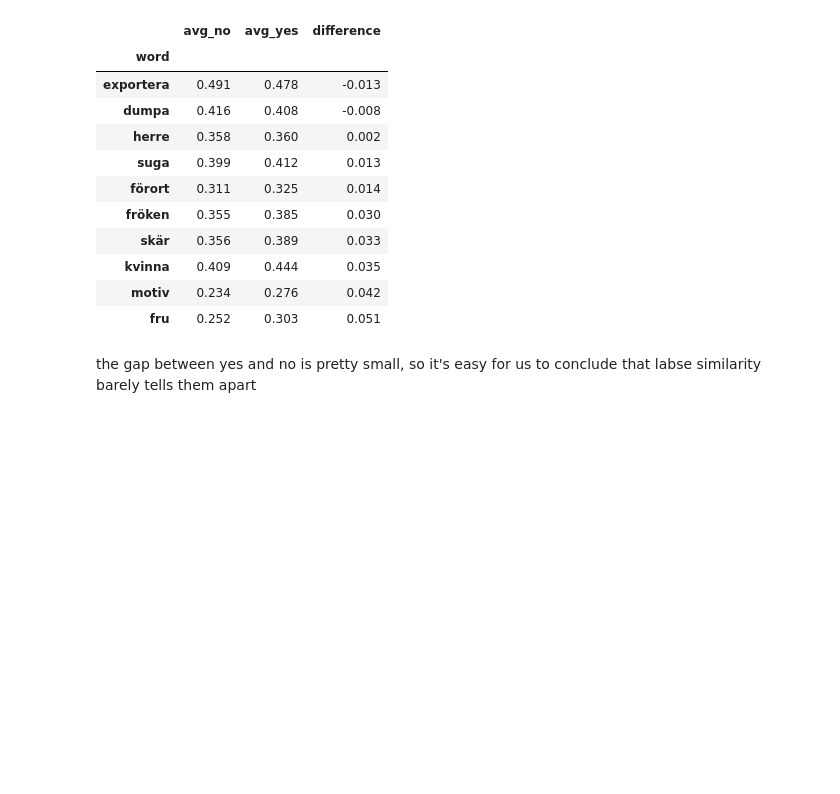
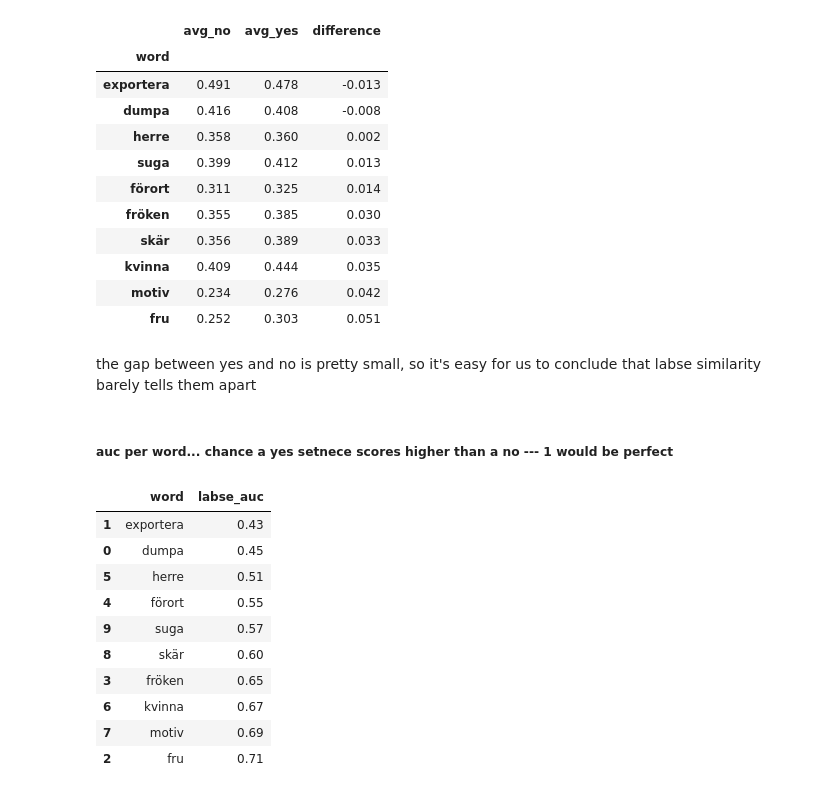
Before and after one commit to afridorian/semantic-change-over-time, a Jupyter notebook: src/swedish_subtask2.ipynb, the cells around one changed output. Cells and saved outputs as stored; diff of their text form; code cells hidden in the pictures; blank space fills up the shorter version.

```diff
--- a/src/swedish_subtask2.ipynb
+++ b/src/swedish_subtask2.ipynb
@@ -342,3 +338,24 @@ avg.sort_values("difference")
 | fru | 0.252 | 0.303 | 0.051 |
 # %% [markdown]
 the gap between yes and no is pretty small, so it's easy for us to conclude that labse similarity barely tells them apart
+# %% [markdown]
+##### auc per word... chance a yes setnece scores higher than a no  --- 1 would be perfect
+# %%
+rows = []
+for word, group in scores.groupby("word"):
+    rows.append({"word": word, "labse_auc": roc_auc_score(group["label"], group["similarity"])})
+
+auc_table = pd.DataFrame(rows).round(2)
+auc_table.sort_values("labse_auc")
+# %% [output]
+|  | word | labse_auc |
+| 1 | exportera | 0.43 |
+| 0 | dumpa | 0.45 |
+| 5 | herre | 0.51 |
+| 4 | förort | 0.55 |
+| 9 | suga | 0.57 |
+| 8 | skär | 0.60 |
+| 3 | fröken | 0.65 |
+| 6 | kvinna | 0.67 |
+| 7 | motiv | 0.69 |
+| 2 | fru | 0.71 |
```
Also changed, not shown: parts of 11 cells of this notebook.
